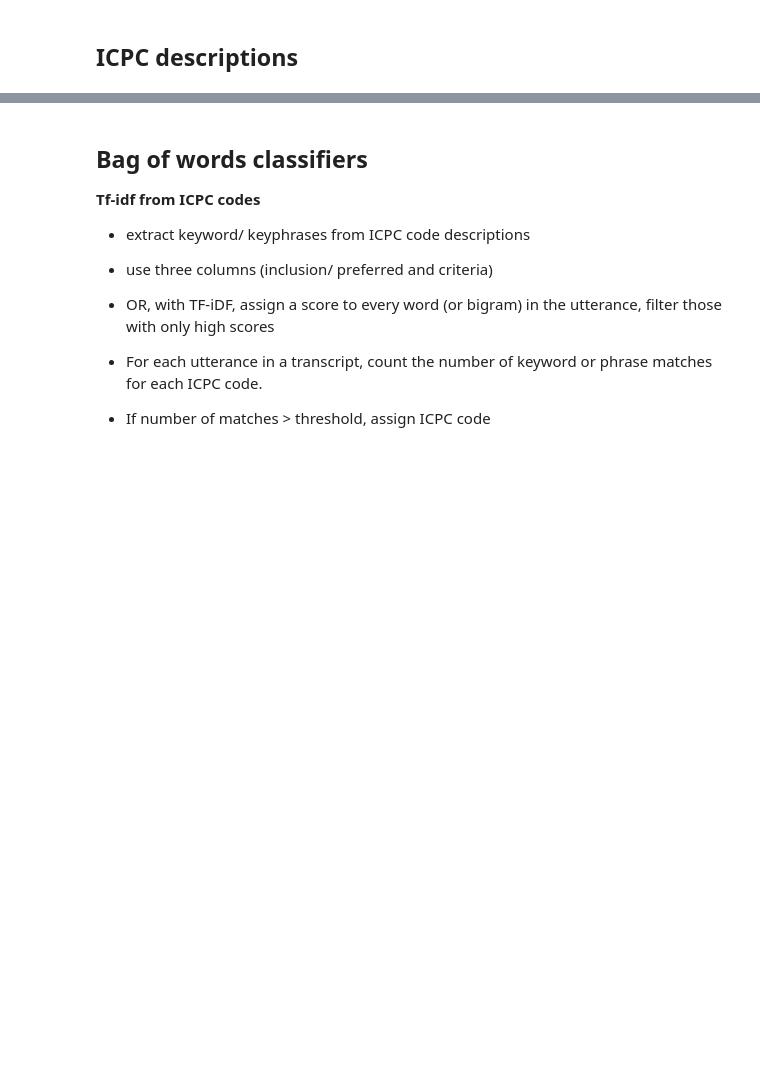
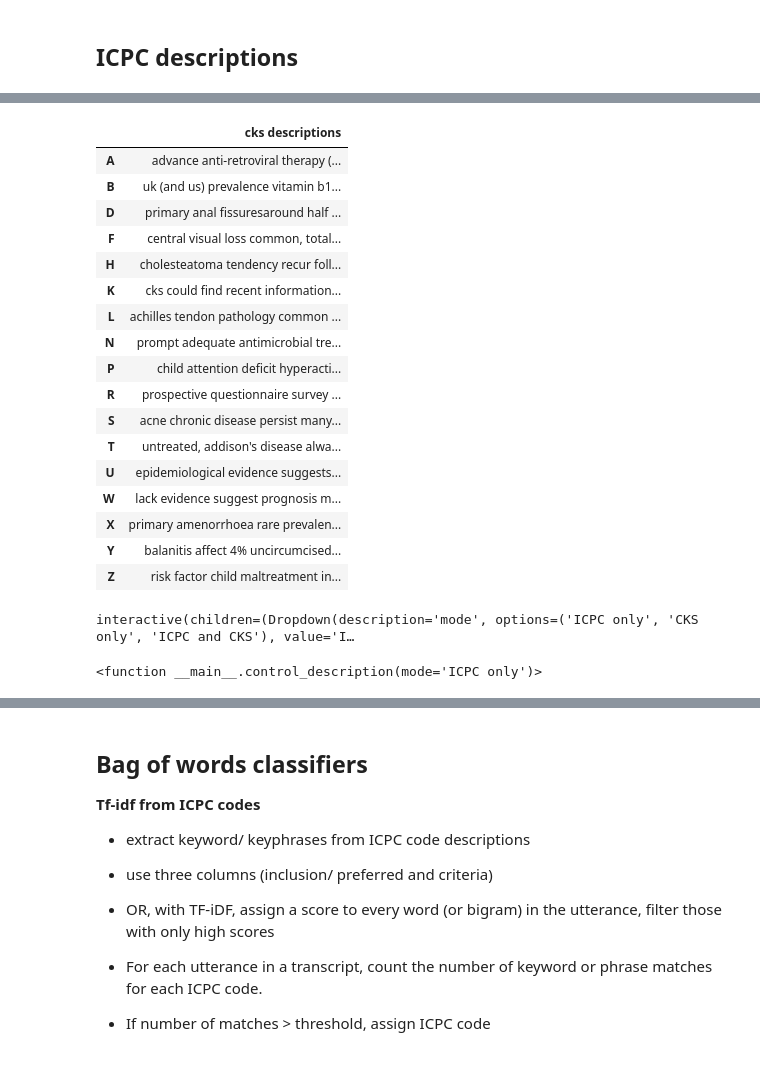
Before and after one commit to NLPforGPs/NLP-Primary-Care, a Jupyter notebook: classification.ipynb, the cells around one changed output, grey strips where cells are left out. Cells and saved outputs as stored; diff of their text form; code cells hidden in the pictures; blank space fills up the shorter version.

```diff
--- a/classification.ipynb
+++ b/classification.ipynb
@@ -95,8 +156,27 @@ print(f"icpc descriptions:  {np.array(icpc_description_corpus.index).astype('str
 # %%
 # Integrate with CKS descriptions
 from oneinamillion.clinical_codes.cks import CksParser
 
 # use from_raw to refresh cached cks descriptions, and headings_to_include to use different set of sub-sections to include
 cks_parser = CksParser()
 cks_description_corpus = cks_parser.get_pd()
-# cks_description_corpus
+cks_description_corpus
+# %% [output]
+|  | cks descriptions |
+| A | advance anti-retroviral therapy (... |
+| B | uk (and us) prevalence vitamin b1... |
+| D | primary anal fissuresaround half ... |
+| F | central visual loss common, total... |
+| H | cholesteatoma tendency recur foll... |
+| K | cks could find recent information... |
+| L | achilles tendon pathology common ... |
+| N | prompt adequate antimicrobial tre... |
+| P | child attention deficit hyperacti... |
+| R | prospective questionnaire survey ... |
+| S | acne chronic disease persist many... |
+| T | untreated, addison's disease alwa... |
+| U | epidemiological evidence suggests... |
+| W | lack evidence suggest prognosis m... |
+| X | primary amenorrhoea rare prevalen... |
+| Y | balanitis affect 4% uncircumcised... |
+| Z | risk factor child maltreatment in... |
@@ -111,3 +183,14 @@ interact(control_description, mode=modes)
+# %%
+selected_mode = None
+modes = ['ICPC only', 'CKS only', 'ICPC and CKS']
+def control_description(mode=modes[0]):
+    global selected_mode
+    selected_mode = mode
+
+interact(control_description, mode=modes)
+# %% [output]
+interactive(children=(Dropdown(description='mode', options=('ICPC only', 'CKS only', 'ICPC and CKS'), value='I…
+<function __main__.control_description(mode='ICPC only')>
 # %%
 print(f"Description: {selected_mode}")
 icpc_description_dic = {}
```
Also changed, not shown: parts of 22 cells of this notebook, 1 other file.
